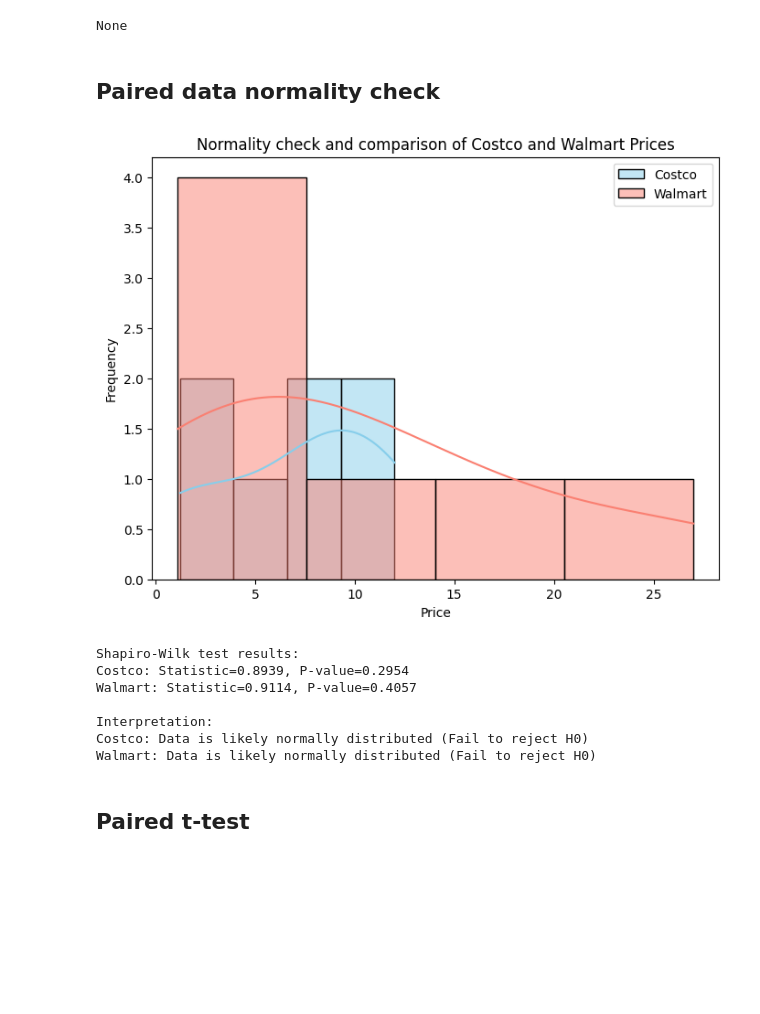
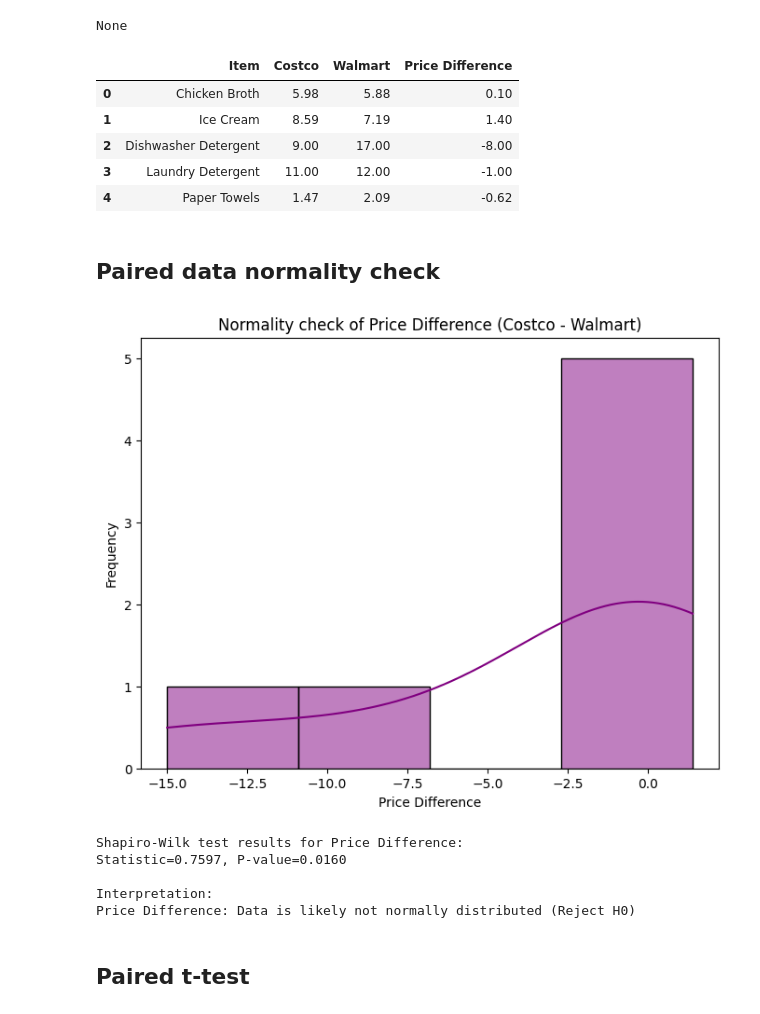
Before and after one commit to Kartavya-Jharwal/Kartavya_Business_Analytics2025, a Jupyter notebook: Class_Assignments/week5/Week_5_Session_1.ipynb, the cells around one changed output. Drawn from its saved outputs; the diff is of its cells as text; code cells hidden in the pictures; blank space fills up the shorter version.

```diff
--- a/Class_Assignments/week5/Week_5_Session_1.ipynb
+++ b/Class_Assignments/week5/Week_5_Session_1.ipynb
@@ -195,50 +195,49 @@ Data columns (total 3 columns):
 dtypes: float64(2), object(1)
 memory usage: 300.0+ bytes
 None
+# %%
+df_paired['Price Difference'] = df_paired['Costco'] - df_paired['Walmart']
+display(df_paired.head())
+# %% [output]
+|  | Item | Costco | Walmart | Price Difference |
+| 0 | Chicken Broth | 5.98 | 5.88 | 0.10 |
+| 1 | Ice Cream | 8.59 | 7.19 | 1.40 |
+| 2 | Dishwasher Detergent | 9.00 | 17.00 | -8.00 |
+| 3 | Laundry Detergent | 11.00 | 12.00 | -1.00 |
+| 4 | Paper Towels | 1.47 | 2.09 | -0.62 |
 # %% [markdown]
 ## Paired data normality check
 # %%
-# Normality check with seaborn plots
+# Normality check with seaborn plots for price difference
 plt.figure(figsize=(8, 6))
 
-sns.histplot(data=df_paired, x='Costco', kde=True, color='skyblue', label='Costco')
-sns.histplot(data=df_paired, x='Walmart', kde=True, color='salmon', label='Walmart')
+sns.histplot(data=df_paired, x='Price Difference', kde=True, color='purple')
 
-plt.title('Normality check and comparison of Costco and Walmart Prices')
-plt.xlabel('Price')
+plt.title('Normality check of Price Difference (Costco - Walmart)')
+plt.xlabel('Price Difference')
 plt.ylabel('Frequency')
-plt.legend()
 plt.show()
 
-# Shapiro-Wilk test for normality
-shapiro_costco = stats.shapiro(df_paired['Costco'])
-shapiro_walmart = stats.shapiro(df_paired['Walmart'])
+# Shapiro-Wilk test for normality on price difference
+shapiro_diff = stats.shapiro(df_paired['Price Difference'])
 
-print("\nShapiro-Wilk test results:")
-print(f"Costco: Statistic={shapiro_costco.statistic:.4f}, P-value={shapiro_costco.pvalue:.4f}")
-print(f"Walmart: Statistic={shapiro_walmart.statistic:.4f}, P-value={shapiro_walmart.pvalue:.4f}")
+print("\nShapiro-Wilk test results for Price Difference:")
+print(f"Statistic={shapiro_diff.statistic:.4f}, P-value={shapiro_diff.pvalue:.4f}")
 
 # Interpret the Shapiro-Wilk test results
 alpha = 0.05
 print("\nInterpretation:")
-if shapiro_costco.pvalue < alpha:
-    print("Costco: Data is likely not normally distributed (Reject H0)")
+if shapiro_diff.pvalue < alpha:
+    print("Price Difference: Data is likely not normally distributed (Reject H0)")
 else:
-    print("Costco: Data is likely normally distributed (Fail to reject H0)")
-
-if shapiro_walmart.pvalue < alpha:
-    print("Walmart: Data is likely not normally distributed (Reject H0)")
-else:
-    print("Walmart: Data is likely normally distributed (Fail to reject H0)")
+    print("Price Difference: Data is likely normally distributed (Fail to reject H0)")
 # %% [output]
-[figure, old version]
+[figure, new version]
-Shapiro-Wilk test results:
-Costco: Statistic=0.8939, P-value=0.2954
-Walmart: Statistic=0.9114, P-value=0.4057
+Shapiro-Wilk test results for Price Difference:
+Statistic=0.7597, P-value=0.0160
 
 Interpretation:
-Costco: Data is likely normally distributed (Fail to reject H0)
-Walmart: Data is likely normally distributed (Fail to reject H0)
+Price Difference: Data is likely not normally distributed (Reject H0)
 # %% [markdown]
 ## Paired t-test
 # %%
```
Also changed, not shown: parts of 3 cells of this notebook.
